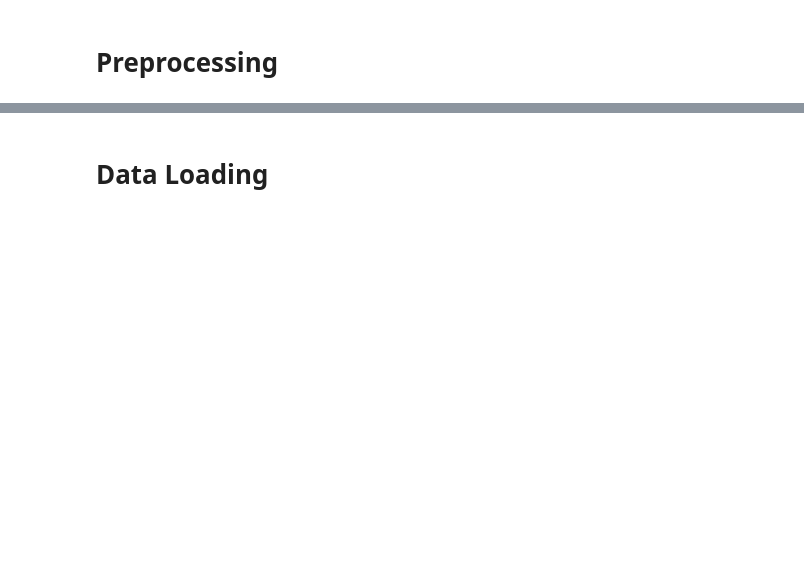
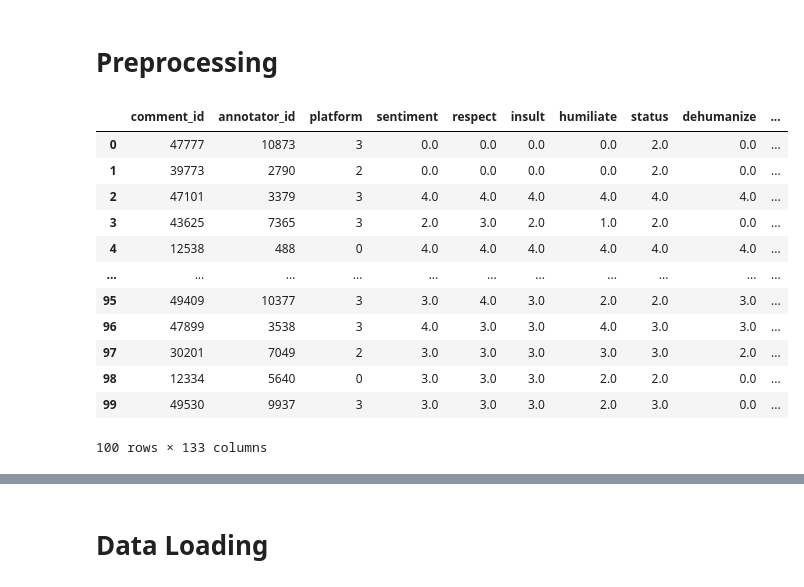
Before and after one commit to AngelinaZhai/epai-sentiment-of-tweets, a Jupyter notebook: EPAI_sentiment_analysis.ipynb, the cells around one changed output, grey strips where cells are left out. Drawn from its saved outputs; the diff is of its cells as text; code cells hidden in the pictures; blank space fills up the shorter version.

Commit message:
Began data pre processing checks
- Checking for english text using langdetect

```diff
--- a/EPAI_sentiment_analysis.ipynb
+++ b/EPAI_sentiment_analysis.ipynb
@@ -65,14 +53,66 @@ Dataset parquet downloaded and prepared to /root/.cache/huggingface/datasets/ucb
 # %% [markdown]
 # Preprocessing
 # %%
-#remove unnecessary information
-df.drop(df.iloc[:, 15:131], inplace=True, axis=1)
-df = df.drop(["annotator_id"], axis=1)
+df = df.iloc[:100]
 
-#rescale annotated scores from (0,5) to (0,1)
-import pandas as pd
-df_need_to_rescale = df.drop(["comment_id", "hate_speech_score", "text"], axis=1)
-df_norm = (df_need_to_rescale-df_need_to_rescale.min())/(df_need_to_rescale.max()-df_need_to_rescale.min())
-df_norm = pd.concat((df.comment_id, df_norm, df.hate_speech_score, df.text), 1)
+#Only keep rows with english text data
+# df = df[df.text.apply(detect_langs).eq('en')]
+df['langs'] = df['text'].apply(detect_langs)
+def decision(tmp):
+    try:
+        a = tmp['en']
+        if (a > 0.7):
+            return True
+        else:
+            return False
+    except:
+        return False
+df['en'] = df['langs'].apply(decision)
+# df['english'] = df['langs']['en']
+# df = df[df['tmp'][0][0]]
+# pandarallel.initialize(progress_bar=True)
+
+# pandarallel.initialize(progress_bar=False) review['langue'] = review['text'].parallel_apply(detect)
+
+def detect_en(text):
+    try:
+        return detect_langs(text).eq('en')
+    except:
+        return False
+
+# df['en'] = df['text'].parallel_apply(detect_en)
+# df['language'] = df['text'].apply(detect_en)
+
+
+
+
+
+
+# #remove unnecessary information
+# df.drop(df.iloc[:, 15:131], inplace=True, axis=1)
+# df = df.drop(["annotator_id"], axis=1)
+
+# #rescale annotated scores from (0,5) to (0,1)
+# df_need_to_rescale = df.drop(["comment_id", "hate_speech_score", "text"], axis=1)
+# df_norm = (df_need_to_rescale-df_need_to_rescale.min())/(df_need_to_rescale.max()-df_need_to_rescale.min())
+# df_norm = pd.concat((df.comment_id, df_norm, df.hate_speech_score, df.text), 1)
+
+
+# df_norm
+df
+# %% [output]
+|  | comment_id | annotator_id | platform | sentiment | respect | insult | humiliate | status | dehumanize | ... |
+| 0 | 47777 | 10873 | 3 | 0.0 | 0.0 | 0.0 | 0.0 | 2.0 | 0.0 | ... |
+| 1 | 39773 | 2790 | 2 | 0.0 | 0.0 | 0.0 | 0.0 | 2.0 | 0.0 | ... |
+| 2 | 47101 | 3379 | 3 | 4.0 | 4.0 | 4.0 | 4.0 | 4.0 | 4.0 | ... |
+| 3 | 43625 | 7365 | 3 | 2.0 | 3.0 | 2.0 | 1.0 | 2.0 | 0.0 | ... |
+| 4 | 12538 | 488 | 0 | 4.0 | 4.0 | 4.0 | 4.0 | 4.0 | 4.0 | ... |
+| ... | ... | ... | ... | ... | ... | ... | ... | ... | ... | ... |
+| 95 | 49409 | 10377 | 3 | 3.0 | 4.0 | 3.0 | 2.0 | 2.0 | 3.0 | ... |
+| 96 | 47899 | 3538 | 3 | 4.0 | 3.0 | 3.0 | 4.0 | 3.0 | 3.0 | ... |
+| 97 | 30201 | 7049 | 2 | 3.0 | 3.0 | 3.0 | 3.0 | 3.0 | 2.0 | ... |
+| 98 | 12334 | 5640 | 0 | 3.0 | 3.0 | 3.0 | 2.0 | 2.0 | 0.0 | ... |
+| 99 | 49530 | 9937 | 3 | 3.0 | 3.0 | 3.0 | 2.0 | 3.0 | 0.0 | ... |
+100 rows × 133 columns
 # %%
 GLOVE = torchtext.vocab.GloVe(name="6B", dim=50, max_vectors=10000)  # use 10k most common words
```
Also changed, not shown: parts of 4 cells of this notebook.
